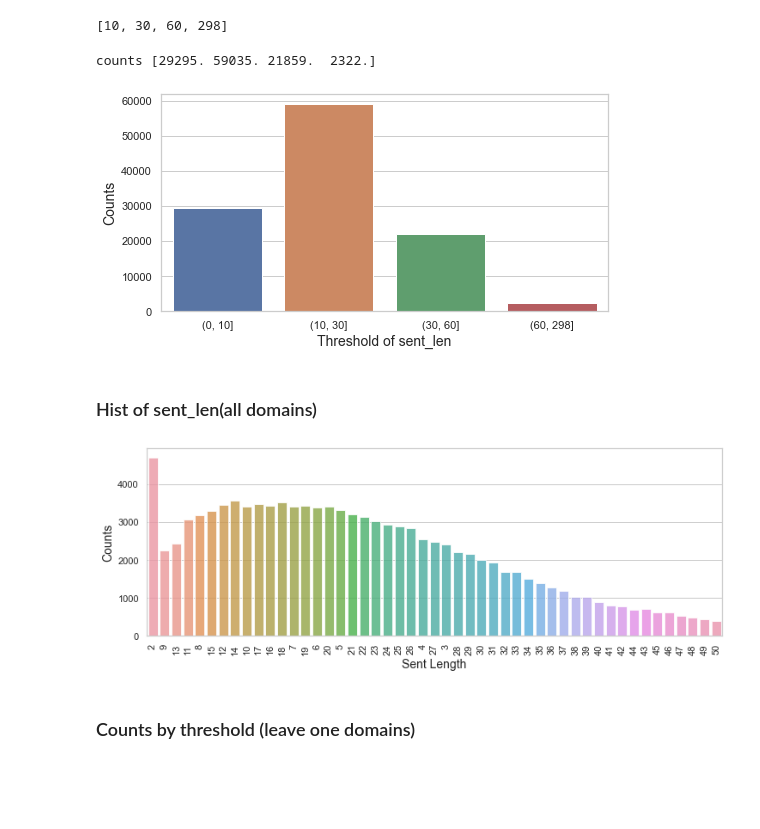
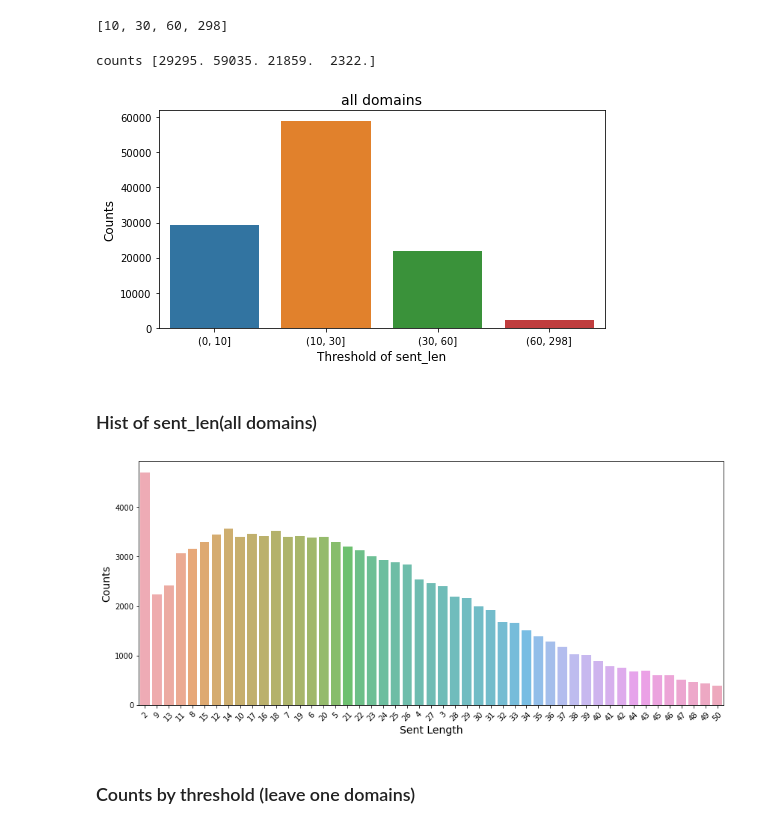
Before and after one commit to ixiaopan/NER_Tagger, a Jupyter notebook: corpus_profile.ipynb, the cells around one changed output. Drawn from its saved outputs; the diff is of its cells as text; code cells hidden in the pictures; blank space fills up the shorter version.

```diff
--- a/corpus_profile.ipynb
+++ b/corpus_profile.ipynb
@@ -334,32 +395,34 @@ sen_len_threshold
 # %%
 prev_v = 0
 x_label = []
 sen_len_counts_by_threshold = np.zeros(len(sen_len_threshold))
 for i, v in enumerate(sen_len_threshold):
     range_sent_len = sent_len_all_domain[
         (sent_len_all_domain <= v) & (sent_len_all_domain > prev_v)
     ]
 
     x_label.append('({}, {}]'.format(prev_v, v))
 
     prev_v = v
 
     sen_len_counts_by_threshold[i] = len(range_sent_len)
 
 print('counts', sen_len_counts_by_threshold)
 
 
-sns.set_theme(style="whitegrid")
+# sns.set_theme(style="whitegrid")
 fig, ax = plt.subplots(figsize=(8, 4))
 
 sns.barplot(x=x_label, y=sen_len_counts_by_threshold)
-ax.set_ylabel('Counts', fontsize=14)
-ax.set_xlabel('Threshold of sent_len', fontsize=14)
+
+ax.set_title('all domains', fontsize=14)
+ax.set_ylabel('Counts', fontsize=12)
+ax.set_xlabel('Threshold of sent_len', fontsize=12)
 
 plt.show()
 # %% [output]
 counts [29295. 59035. 21859.  2322.]
-[figure, old version]
+[figure, new version]
 # %% [markdown]
 ### Hist of sent_len(all domains)
 # %%
@@ -369,18 +432,18 @@ top_sent_len = sent_len_all_domain[
     (sent_len_all_domain <= max_len_breakpoint) & (sent_len_all_domain > min_len_breakpoint)
 ].value_counts()
 
-fig, ax = plt.subplots(figsize=(12, 4))
+fig, ax = plt.subplots(figsize=(14, 6))
 # fig, ax = plt.subplots()
 sns.barplot(x=top_sent_len.index, y=top_sent_len.values, alpha=0.8)
 
 # ax.set_title('Distribution of training sentence length from all domains')
 ax.set_ylabel('Counts', fontsize=14)
 ax.set_xlabel('Sent Length', fontsize=14)
-plt.xticks(range(len(top_sent_len.index)), top_sent_len.index, rotation='vertical')
+plt.xticks(range(len(top_sent_len.index)), top_sent_len.index, rotation=45)
 
 plt.show()
 # %% [output]
-[figure, old version]
+[figure, new version]
 # %% [markdown]
 ### Counts by threshold (leave one domains)
 # %%
```
Also changed, not shown: parts of 8 cells of this notebook, 8 other files.
